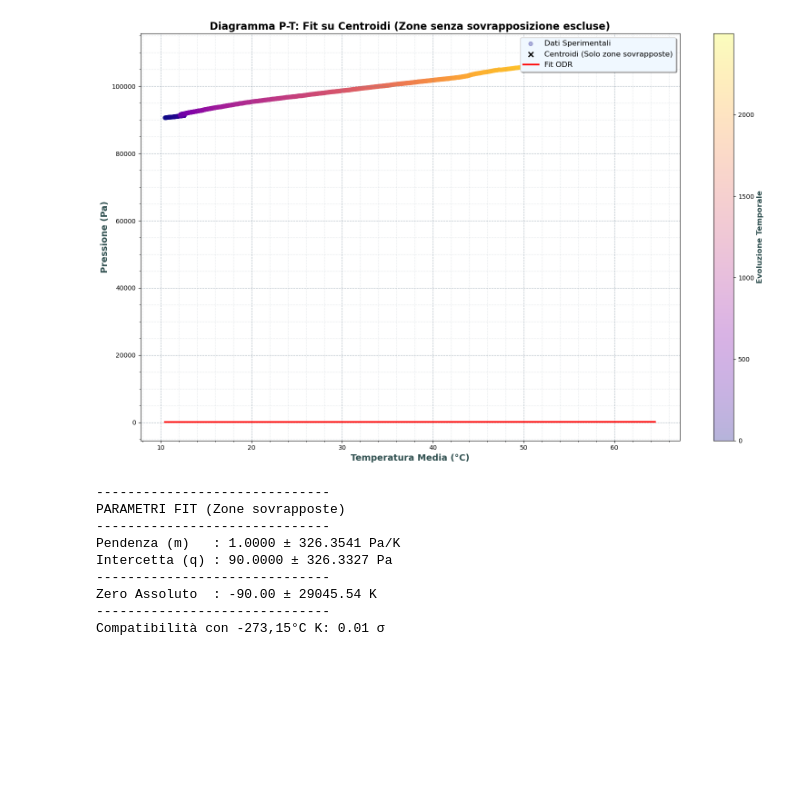
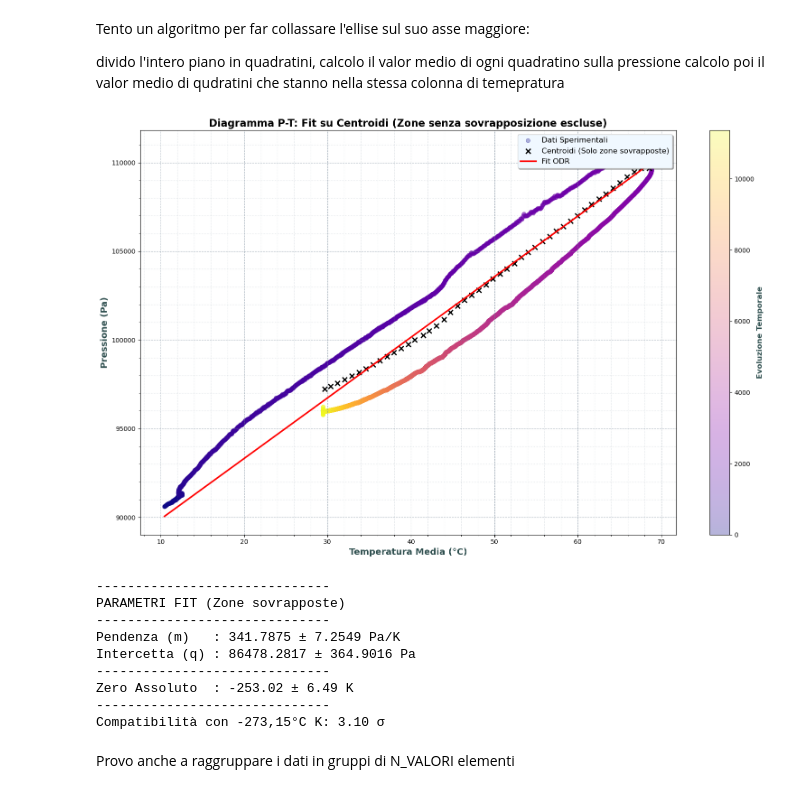
Before and after one commit to oblivion0218/BME280, a Jupyter notebook: Analisi.ipynb, the cells around one changed output. Drawn from its saved outputs; the diff is of its cells as text; code cells hidden in the pictures; blank space fills up the shorter version.

```diff
--- a/Analisi.ipynb
+++ b/Analisi.ipynb
@@ -72,5 +79,5 @@ plt.show()
 # %%
-# eventuale cut dei dati se volessimo tralasciarne qualcuno
+# eventuale cut dei dati se volessimo tralasciarne qualcuno per pulizia
 
-mask_to_remove = (df['Tempo_Simulato_s'] <= 2000) | (df['Tempo_Simulato_s'] >= 4500)
+mask_to_remove = (df['Tempo_Simulato_s'] <= 2000) | (df['Tempo_Simulato_s'] >= 45000)
 df = df[~mask_to_remove].copy()
@@ -478,5 +486,9 @@ Compatibilità con -273,15°C: 32.86 σ
+# %% [markdown]
+Tento un algoritmo per far collassare l'ellise sul suo asse maggiore:
+
+divido l'intero piano in quadratini, calcolo il valor medio di ogni quadratino sulla pressione
+calcolo poi il valor medio di qudratini che stanno nella stessa colonna di temepratura
 # %%
-
 # Preparazione Dati e Separazione Rami
 df_PT = df[['Pressione', 'Temperatura']].copy()
 
@@ -554,9 +566,9 @@ deriv_m = q / (m**2)
 var_T0 = (deriv_q**2 * cov_matrix[1, 1] +
           deriv_m**2 * cov_matrix[0, 0] +
           2 * deriv_q * deriv_m * cov_matrix[0, 1])
-sT0_total = np.sqrt(var_T0 + 1.0**2)
+sT0_total = np.sqrt(var_T0 + sigma_syst_T**2)
 
-### 4. Plotting
+# Plotting
 fig, ax = plt.subplots(figsize=(16, 10))
 
 # A. Dati Originali (Background)
@@ -576,44 +588,46 @@ ax.plot(x_line, y_line, color='red', linewidth=2.5, zorder=3, label='Fit ODR')
 cbar = plt.colorbar(sc, ax=ax)
 cbar.set_label('Evoluzione Temporale', fontsize=12, fontweight='bold', color='#2F4F4F')
 
 ax.set_title('Diagramma P-T: Fit su Centroidi (Zone senza sovrapposizione escluse)', fontsize=16, fontweight='bold')
 ax.set_xlabel('Temperatura Media (°C)', fontsize=14, fontweight='bold', color='#2F4F4F')
 ax.set_ylabel('Pressione (Pa)', fontsize=14, fontweight='bold', color='#2F4F4F')
 ax.legend(loc='upper right', frameon=True, shadow=True, fontsize=12, facecolor='#F0F8FF')
 
 ax.minorticks_on()
 ax.grid(which='major', linestyle='--', alpha=0.6, color='#778899')
 ax.grid(which='minor', linestyle=':', alpha=0.3, color='#778899')
 
 plt.tight_layout()
 plt.show()
 
-### 5. Risultati
+### Risultati
 print("-" * 30)
 print("PARAMETRI FIT (Zone sovrapposte)")
 print("-" * 30)
 print(f"Pendenza (m)   : {m:.4f} ± {sm:.4f} Pa/K")
 print(f"Intercetta (q) : {q:.4f} ± {sq:.4f} Pa")
 print("-" * 30)
 print(f"Zero Assoluto  : {T0:.2f} ± {sT0_total:.2f} K")
 print("-" * 30)
 
 
 zero_assoluto = -273.15
 diff = abs(T0 - zero_assoluto)
 comp = diff / sT0_total
 print(f"Compatibilità con -273,15°C K: {comp:.2f} σ")
 # %% [output]
-[figure, old version]
+[figure, new version]
 ------------------------------
 PARAMETRI FIT (Zone sovrapposte)
 ------------------------------
-Pendenza (m)   : 1.0000 ± 326.3541 Pa/K
-Intercetta (q) : 90.0000 ± 326.3327 Pa
+Pendenza (m)   : 341.7875 ± 7.2549 Pa/K
+Intercetta (q) : 86478.2817 ± 364.9016 Pa
 ------------------------------
-Zero Assoluto  : -90.00 ± 29045.54 K
+Zero Assoluto  : -253.02 ± 6.49 K
 ------------------------------
-Compatibilità con -273,15°C K: 0.01 σ
+Compatibilità con -273,15°C K: 3.10 σ
+# %% [markdown]
+Provo anche a raggruppare i dati in gruppi di N_VALORI elementi
 # %%
 ### BINNING DEL DATASET
 
```
Also changed, not shown: parts of 15 cells of this notebook, 13 other files.
